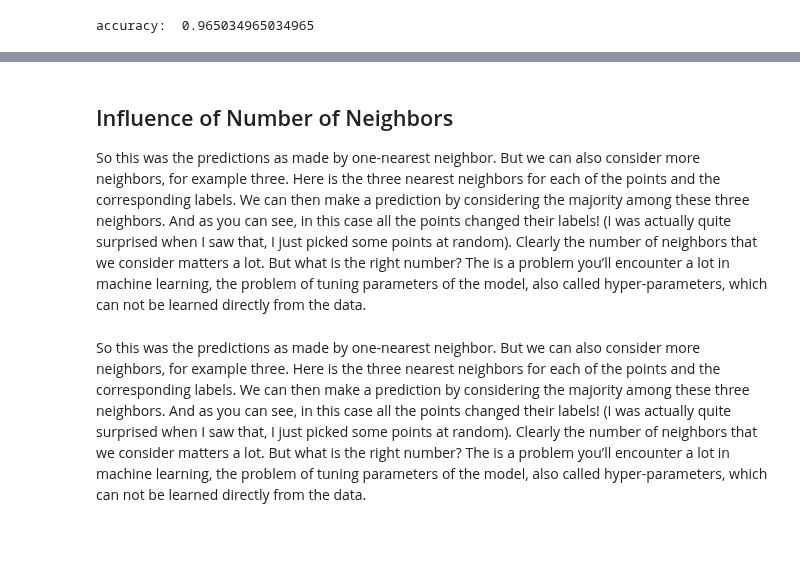
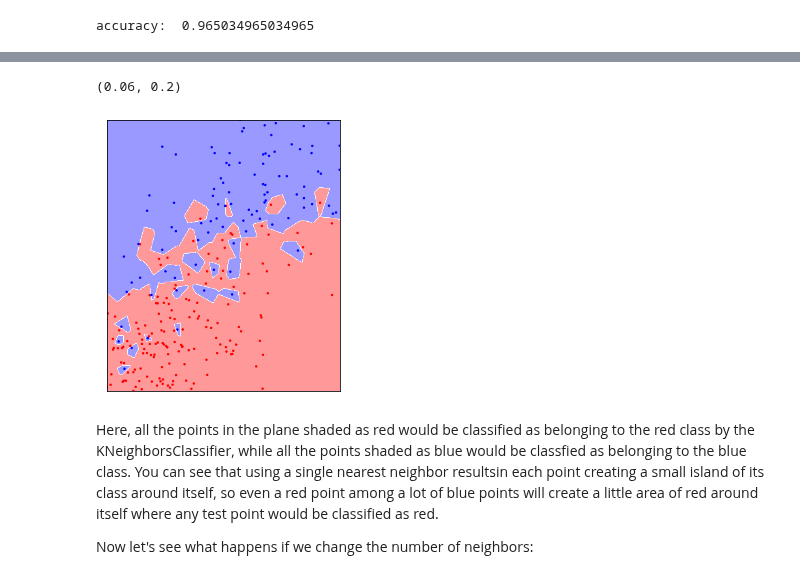
Before and after one commit to amueller/aml, a Jupyter notebook: 01-ml-workflow/02-supervised-learning.ipynb, the cells around one changed output, grey strips where cells are left out. Drawn from its saved outputs; the diff is of its cells as text; code cells hidden in the pictures; blank space fills up the shorter version.

Commit message:
finish up supervised learning part

```diff
--- a/01-ml-workflow/02-supervised-learning.ipynb
+++ b/01-ml-workflow/02-supervised-learning.ipynb
@@ -318,35 +275,21 @@ Who here has not seen this before?
-# %% [markdown]
-## Influence of Number of Neighbors
-
-
-So this was the predictions as made by one-nearest neighbor.
-But we can also consider more neighbors, for example three. Here is the
-three nearest neighbors for each of the points and the corresponding
-labels.
-We can then make a prediction by considering the majority among these
-three neighbors.
-And as you can see, in this case all the points changed their labels! (I
-was actually quite surprised when I saw that, I just picked some points
-at random).
-Clearly the number of neighbors that we consider matters a lot. But what
-is the right number?
-The is a problem you’ll encounter a lot in machine learning, the
-problem of tuning parameters of the model, also called hyper-parameters,
-which can not be learned directly from the data.
-# %% [markdown]
-
-So this was the predictions as made by one-nearest neighbor.
-But we can also consider more neighbors, for example three. Here is the
-three nearest neighbors for each of the points and the corresponding
-labels.
-We can then make a prediction by considering the majority among these
-three neighbors.
-And as you can see, in this case all the points changed their labels! (I
-was actually quite surprised when I saw that, I just picked some points
-at random).
-Clearly the number of neighbors that we consider matters a lot. But what
-is the right number?
-The is a problem you’ll encounter a lot in machine learning, the
-problem of tuning parameters of the model, also called hyper-parameters,
-which can not be learned directly from the data.
+# %%
+import sys
+sys.path.append("..")
+from utils import plot_2d_classification
+
+fig, ax = plt.subplots(figsize=(5, 5))
+clf = KNeighborsClassifier(n_neighbors=1).fit(X_train[['mean compactness', 'worst concave points']], y_train)
+ax.scatter(X_train['mean compactness'], X_train['worst concave points'], c=y_train, cmap='bwr', s=2)
+plot_2d_classification(clf, np.array(X_train[['mean compactness', 'worst concave points']]), ax=ax, alpha=.4, cmap='bwr')
+ax.set_aspect("equal")
+ax.set_xlim(0.05, 0.17)
+ax.set_ylim(0.06, 0.2)
+# %% [output]
+(0.06, 0.2)
+[figure, added]
+# %% [markdown]
+Here, all the points in the plane shaded as red would be classified as belonging to the red class by the KNeighborsClassifier, while all the points shaded as blue would be classfied as belonging to the blue class.
+You can see that using a single nearest neighbor resultsin each point creating a small island of its class around itself, so even a red point among a lot of blue points will create a little area of red around itself where any test point would be classified as red.
+
+Now let's see what happens if we change the number of neighbors:
 # %%
```
Also changed, not shown: parts of 7 cells of this notebook.
